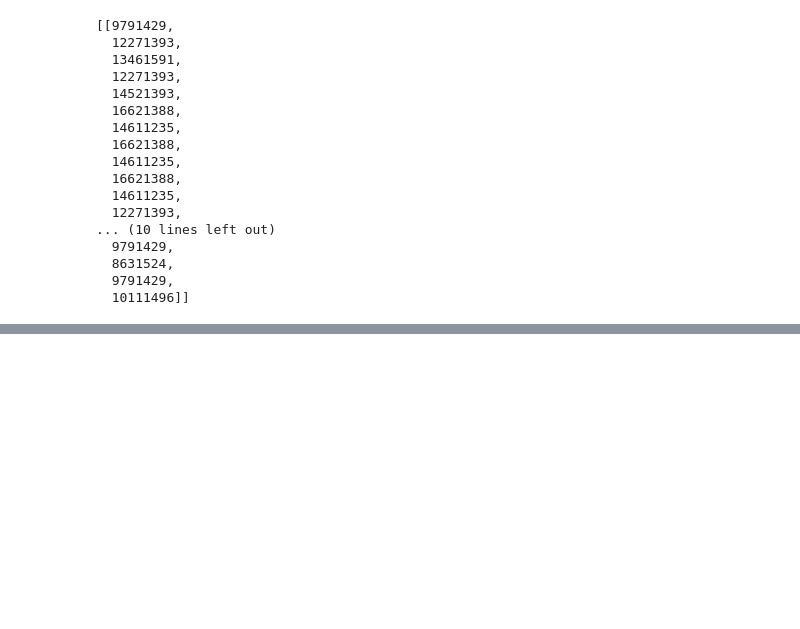
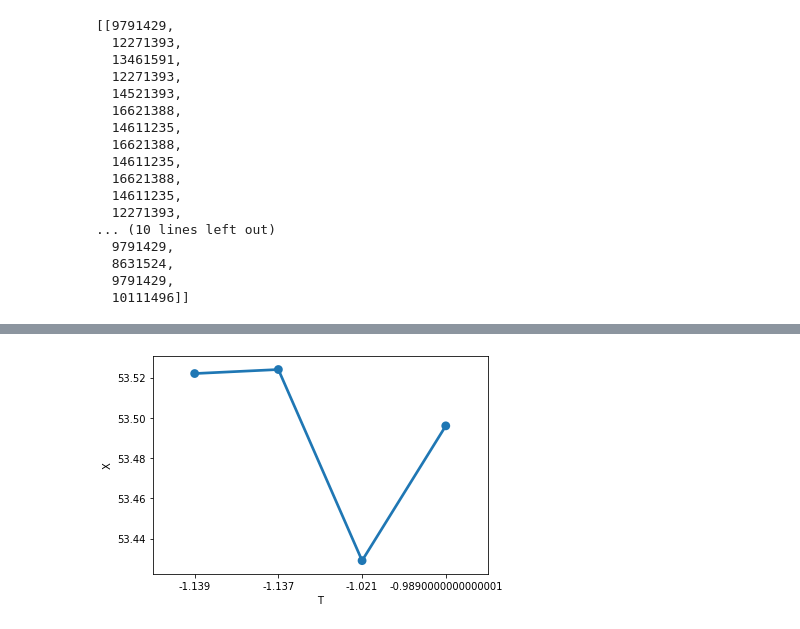
Before and after one commit to Kikumu/Using-genetic-algorithm-for-pathfinding, a Jupyter notebook: Genetic Algorithm.ipynb, the cells around one changed output, grey strips where cells are left out. Cells and saved outputs as stored; diff of their text form; code cells hidden in the pictures; blank space fills up the shorter version.

```diff
--- a/Genetic Algorithm.ipynb
+++ b/Genetic Algorithm.ipynb
@@ -344,0 +357,6 @@ def main(number_of_generations):
+# %%
+data1 = {'X':xValues,'T':yValues}
+df1 = pd.DataFrame(data1)
+plt3 = sns.pointplot(x="T", y="X", data=df1) #blue
+# %% [output]
+[figure, added]
```
Also changed, not shown: parts of 24 cells of this notebook.
